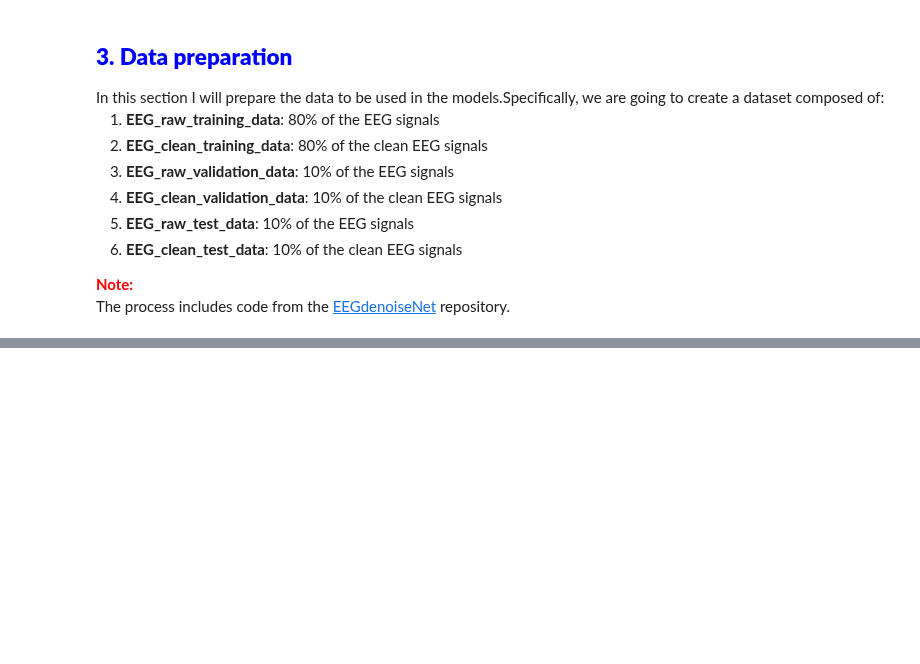
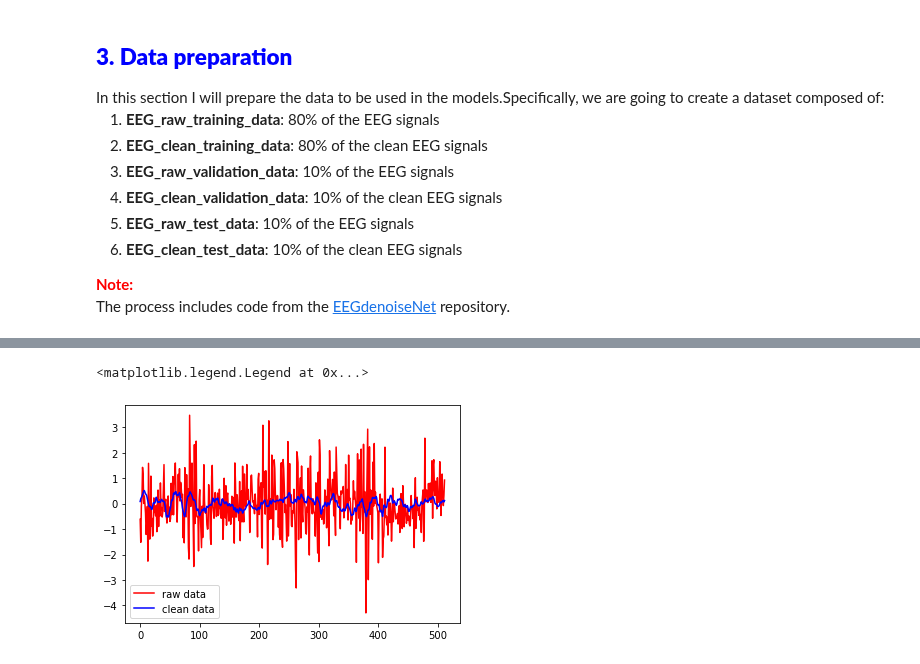
Before and after one commit to MartinaDoku2001/Thesis, a Jupyter notebook: EEG_denoising.ipynb, the cells around one changed output, grey strips where cells are left out. Saved outputs shown, nothing was run; the diff lists cells and outputs as text; code cells hidden in the pictures; blank space fills up the shorter version.

```diff
--- a/EEG_denoising.ipynb
+++ b/EEG_denoising.ipynb
@@ -271,0 +308,29 @@ def prepare_data(EEG_all, noise_all, combin_num, train_per, noise_type):    #EEG
+# %%
+#CREATING THE WHOLE TRAING VALIDATION AND TEST DATABASE
+#for each pure EEG we are going to select 100 pure EMG and 100 pure EOG and obtained resulting raw data
+#at the end we will have 4514*200 tuples of(raw_eeg_train, clean_eeg_train, raw_eeg_val, clean_eeg_val, raw_eeg_test, clean_eeg_test)
+train_dataset=[[],[]]
+validation_dataset=[[],[]]
+test_dataset=[[],[]]
+#for element in pure_EEG:
+#combining the EEG with 100 random EMG
+#for i in np.random.randint(0,len(pure_EMG),100):
+noiseEEG_train, EEG_train, noiseEEG_val, EEG_val, noiseEEG_test, EEG_test, test_std_VALUE = prepare_data(EEG_all = pure_EEG, noise_all = pure_EMG, combin_num = 10, train_per = 0.8, noise_type = 'EMG')
+train_dataset[0]=noiseEEG_train
+train_dataset[1]=EEG_train
+validation_dataset[0]=noiseEEG_val
+validation_dataset[1]=EEG_val
+test_dataset[0]=noiseEEG_test
+test_dataset[1]=EEG_test
+
+#combining the EEG with 100 random EOG
+#for i in np.random(0,len(pure_EOG),100):
+noiseEEG_train, EEG_train, noiseEEG_val, EEG_val, noiseEEG_test, EEG_test, test_std_VALUE = prepare_data (EEG_all = pure_EEG, noise_all = pure_EOG, combin_num = 10, train_per = 0.8, noise_type = 'EOG')
+train_dataset[0]=np.vstack((train_dataset[0],noiseEEG_train))
+train_dataset[1]=np.vstack((train_dataset[1],EEG_train))
+validation_dataset[0]=np.vstack((validation_dataset[0],noiseEEG_val))
+validation_dataset[1]=np.vstack((validation_dataset[1],EEG_val))
+test_dataset[0]=np.vstack((test_dataset[0],noiseEEG_test))
+test_dataset[1]=np.vstack((test_dataset[1],EEG_test))
+
+print('the number of total (EMG and EOG noise added) training saples is',len(train_dataset[0]))
@@ -271,0 +349,9 @@ def prepare_data(EEG_all, noise_all, combin_num, train_per, noise_type):    #EEG
+# %%
+#VISUALIZIND RAW AND PURE EEG DATA (1 example)
+fig, ax = plt.subplots()
+ax.plot(range(len(train_dataset[0][0])),train_dataset[0][0],color='red',label='raw data')
+ax.plot(range(len(train_dataset[1][0])),train_dataset[1][0],color='blue',label='clean data')
+ax.legend()
+# %% [output]
+<matplotlib.legend.Legend at 0x...>
+[figure, added]
```
Also changed, not shown: parts of 9 cells of this notebook, 3 other files.
